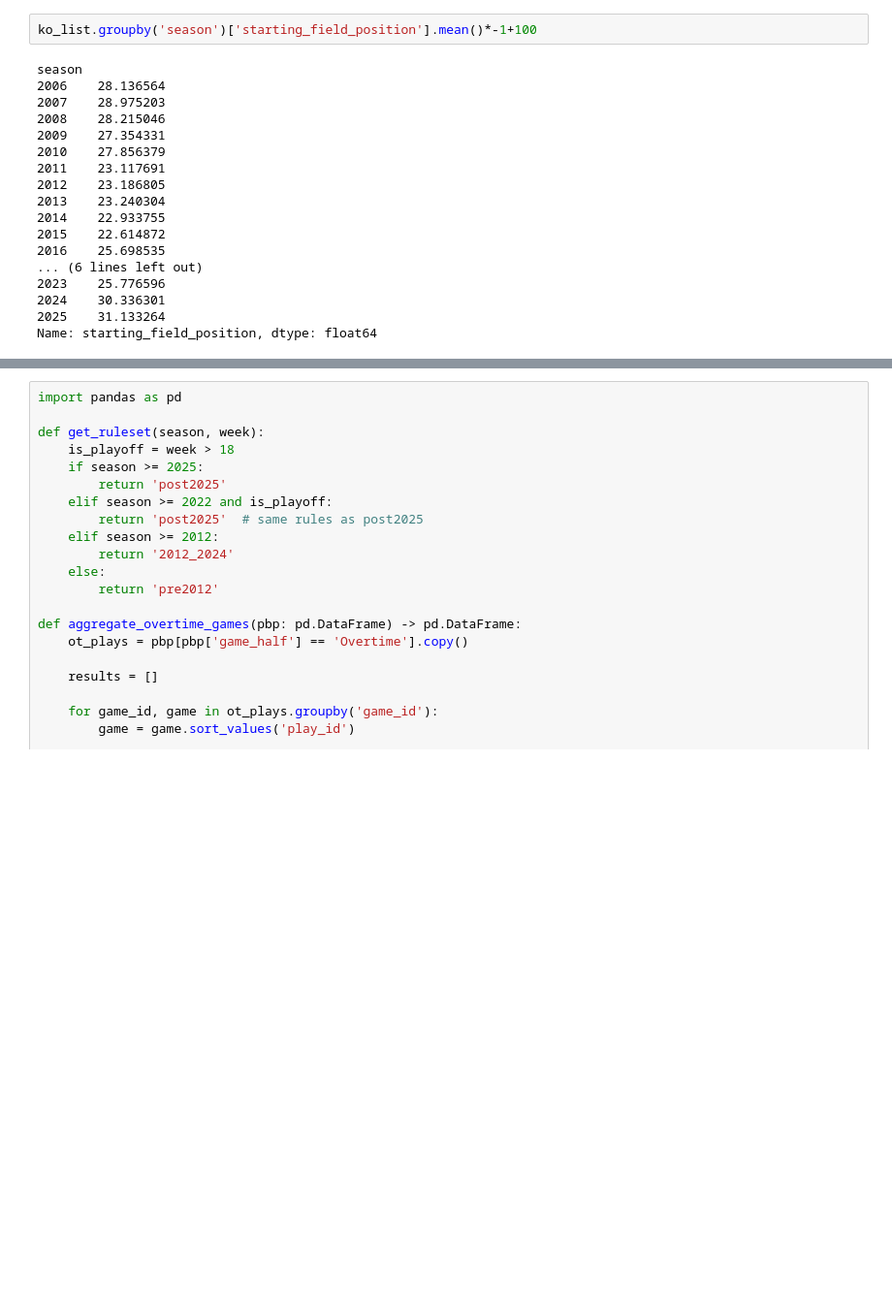
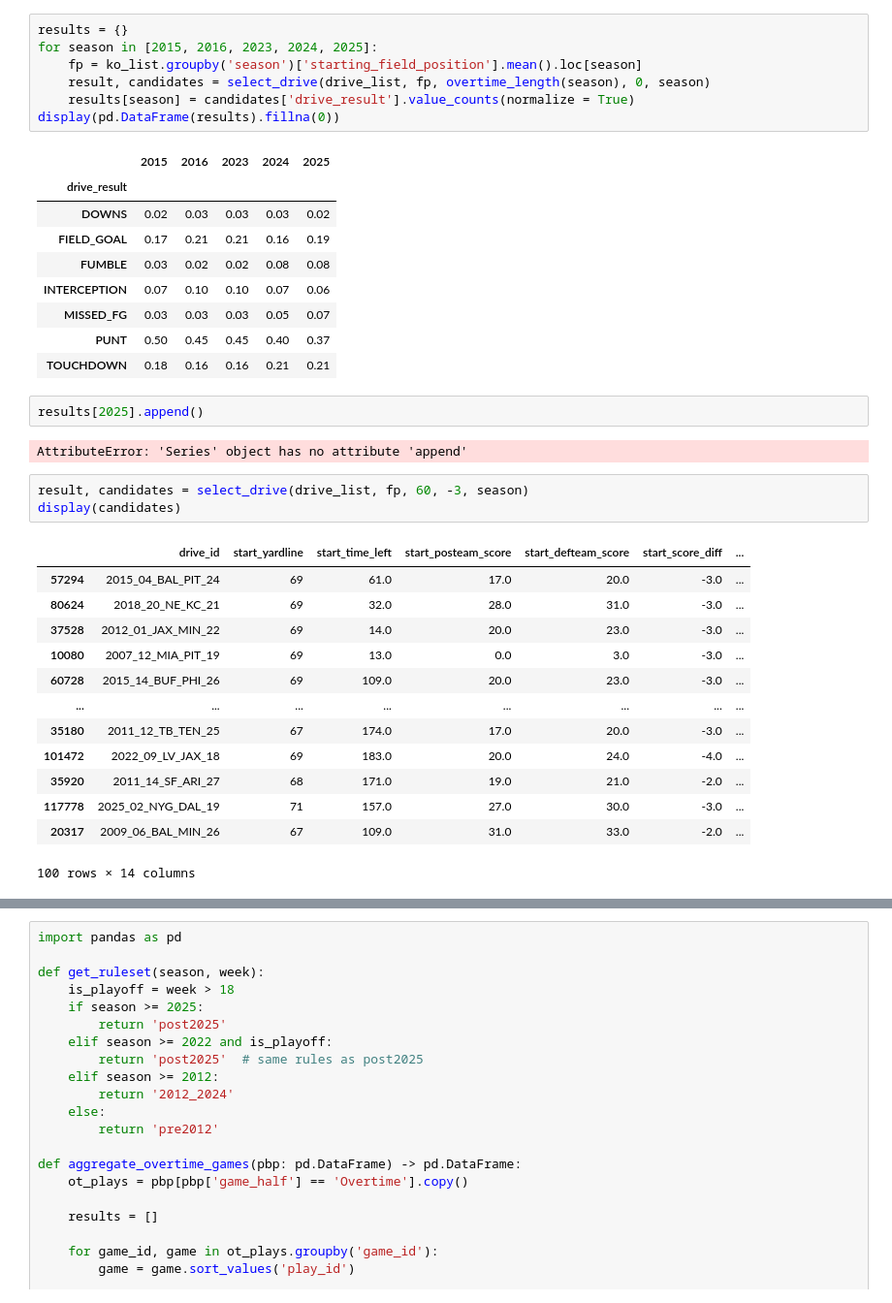
Before and after one commit to njlewin/NFL_Overtime_Model, a Jupyter notebook: Evaluation.ipynb, the cells around one changed output, grey strips where cells are left out. Shown at 97% size. Cells and saved outputs as stored; diff of their text form; blank space fills up the shorter version.

```diff
--- a/Evaluation.ipynb
+++ b/Evaluation.ipynb
@@ -58,23 +72,41 @@ agg_df
 # %%
-ko_list.groupby('season')['starting_field_position'].mean()*-1+100
+results = {}
+for season in [2015, 2016, 2023, 2024, 2025]:
+    fp = ko_list.groupby('season')['starting_field_position'].mean().loc[season]
+    result, candidates = select_drive(drive_list, fp, overtime_length(season), 0, season)
+    results[season] = candidates['drive_result'].value_counts(normalize = True)
+display(pd.DataFrame(results).fillna(0))
 # %% [output]
-season
-2006    28.136564
-2007    28.975203
-2008    28.215046
-2009    27.354331
-2010    27.856379
-2011    23.117691
-2012    23.186805
-2013    23.240304
-2014    22.933755
-2015    22.614872
-2016    25.698535
-... (6 lines left out)
-2023    25.776596
-2024    30.336301
-2025    31.133264
-Name: starting_field_position, dtype: float64
+|  | 2015 | 2016 | 2023 | 2024 | 2025 |
+| drive_result |  |  |  |  |  |
+| DOWNS | 0.02 | 0.03 | 0.03 | 0.03 | 0.02 |
+| FIELD_GOAL | 0.17 | 0.21 | 0.21 | 0.16 | 0.19 |
+| FUMBLE | 0.03 | 0.02 | 0.02 | 0.08 | 0.08 |
+| INTERCEPTION | 0.07 | 0.10 | 0.10 | 0.07 | 0.06 |
+| MISSED_FG | 0.03 | 0.03 | 0.03 | 0.05 | 0.07 |
+| PUNT | 0.50 | 0.45 | 0.45 | 0.40 | 0.37 |
+| TOUCHDOWN | 0.18 | 0.16 | 0.16 | 0.21 | 0.21 |
+# %%
+results[2025].append()
+# %% [output]
+AttributeError: 'Series' object has no attribute 'append'
+# %%
+result, candidates = select_drive(drive_list, fp, 60, -3, season)
+display(candidates)
+# %% [output]
+|  | drive_id | start_yardline | start_time_left | start_posteam_score | start_defteam_score | start_score_diff | ... |
+| 57294 | 2015_04_BAL_PIT_24 | 69 | 61.0 | 17.0 | 20.0 | -3.0 | ... |
+| 80624 | 2018_20_NE_KC_21 | 69 | 32.0 | 28.0 | 31.0 | -3.0 | ... |
+| 37528 | 2012_01_JAX_MIN_22 | 69 | 14.0 | 20.0 | 23.0 | -3.0 | ... |
+| 10080 | 2007_12_MIA_PIT_19 | 69 | 13.0 | 0.0 | 3.0 | -3.0 | ... |
+| 60728 | 2015_14_BUF_PHI_26 | 69 | 109.0 | 20.0 | 23.0 | -3.0 | ... |
+| ... | ... | ... | ... | ... | ... | ... | ... |
+| 35180 | 2011_12_TB_TEN_25 | 67 | 174.0 | 17.0 | 20.0 | -3.0 | ... |
+| 101472 | 2022_09_LV_JAX_18 | 69 | 183.0 | 20.0 | 24.0 | -4.0 | ... |
+| 35920 | 2011_14_SF_ARI_27 | 68 | 171.0 | 19.0 | 21.0 | -2.0 | ... |
+| 117778 | 2025_02_NYG_DAL_19 | 71 | 157.0 | 27.0 | 30.0 | -3.0 | ... |
+| 20317 | 2009_06_BAL_MIN_26 | 67 | 109.0 | 31.0 | 33.0 | -2.0 | ... |
+100 rows × 14 columns
 # %%
 drive_list['season'] = drive_list['drive_id'].str[:4].astype(int)
 print(drive_list.groupby('season')['drive_result']
```
Also changed, not shown: parts of 18 cells of this notebook, 12 other files.
